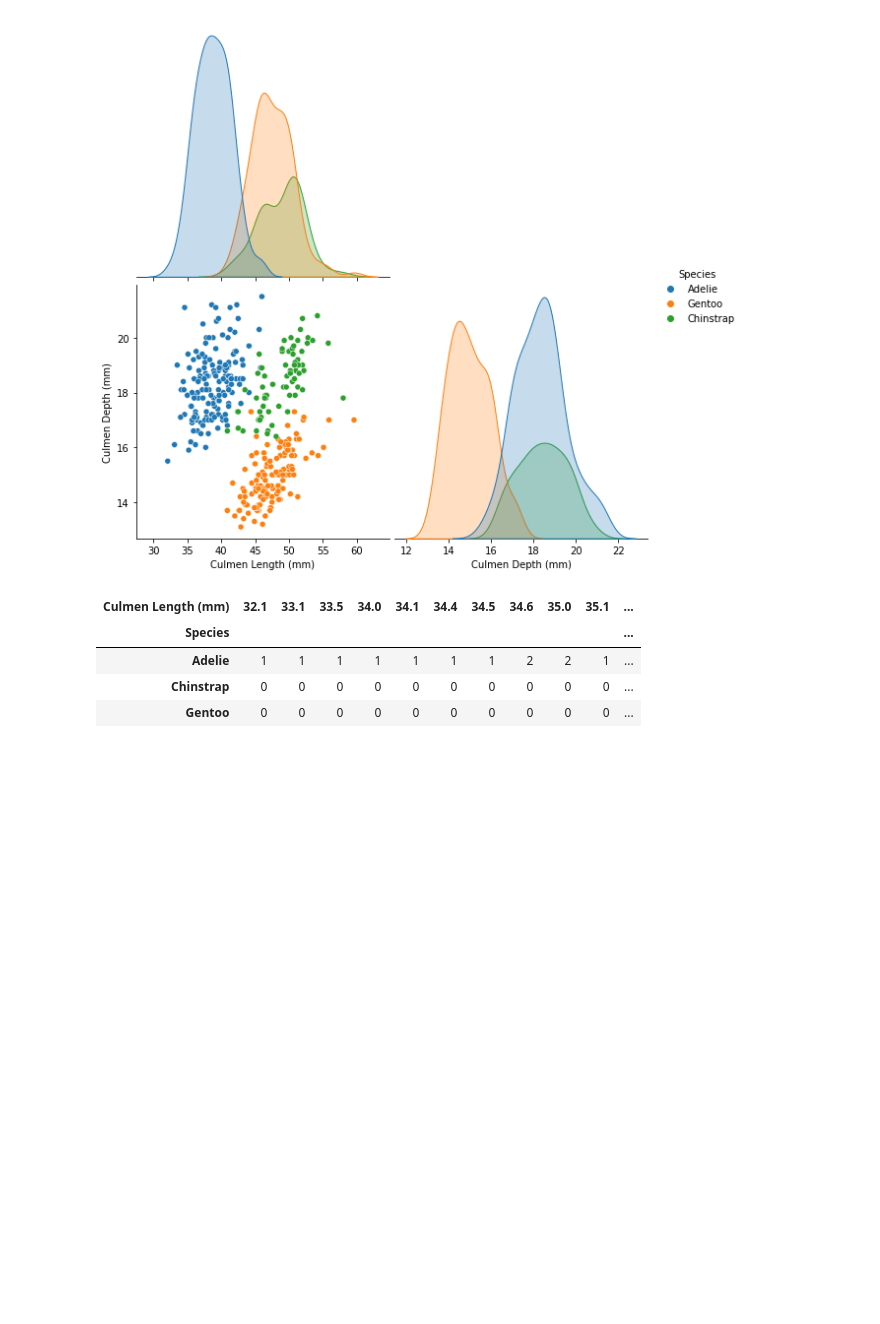
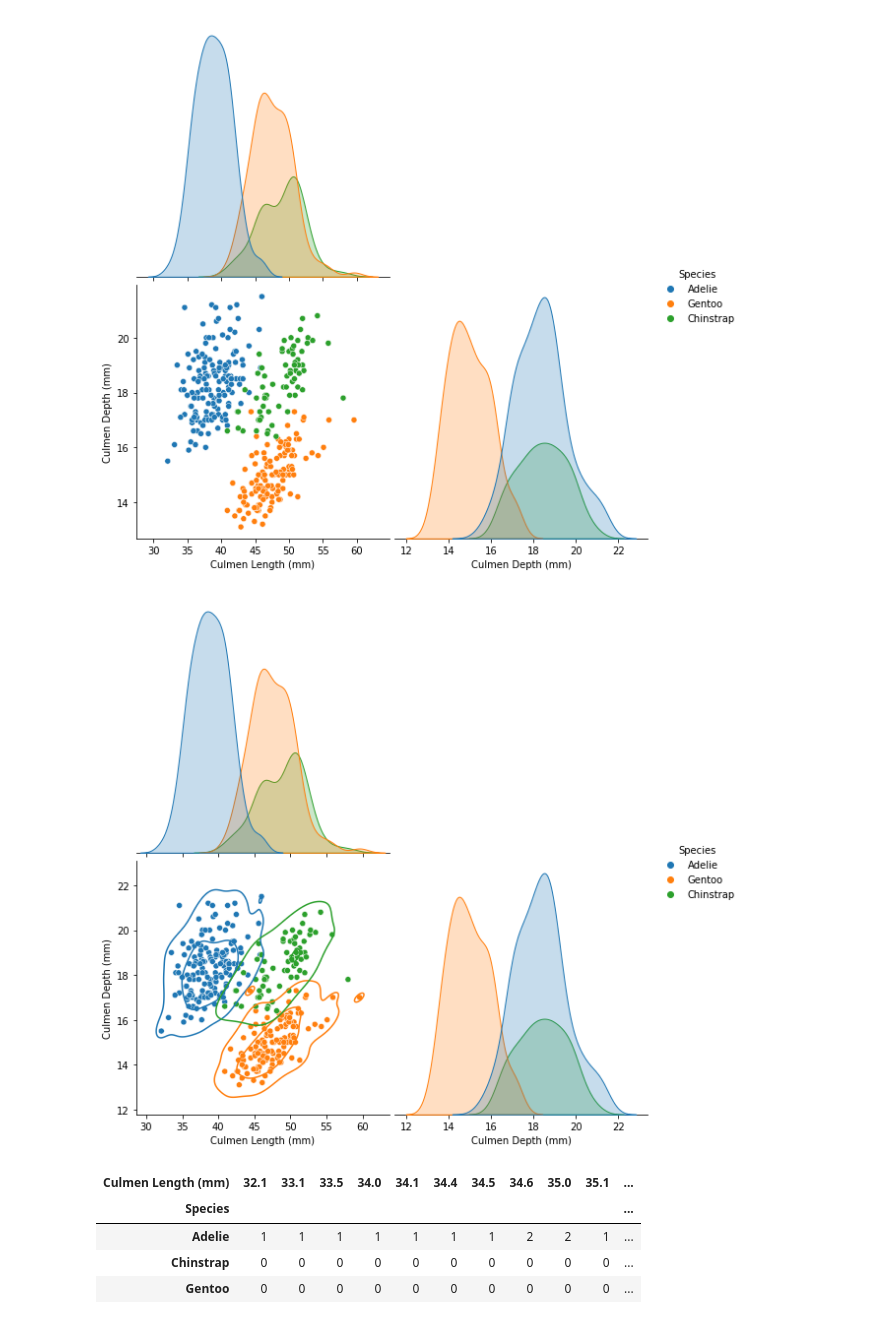
Before and after one commit to CecileGallioz/blog, a Jupyter notebook: _notebooks/2021-05-20-DataAnalyse.ipynb, the cells around one changed output. Drawn from its saved outputs; the diff is of its cells as text; code cells hidden in the pictures; blank space fills up the shorter version.

```diff
--- a/_notebooks/2021-05-20-DataAnalyse.ipynb
+++ b/_notebooks/2021-05-20-DataAnalyse.ipynb
@@ -52,6 +100,11 @@ _ = myDataFrame.hist(figsize=(10, 5))
 _ = sns.pairplot(myDataFrame, height=4, hue=target_column, corner=True)
 # %% [output]
 [figure]
+# %%
+g = sns.pairplot(myDataFrame, height=4, hue=target_column, corner=True)
+g.map_lower(sns.kdeplot, levels=3, color=".2");
+# %% [output]
+[figure, added]
 # %%
 # Useful to detect columns containing the same information in two different forms (thus correlated)
 # If this is the case, one of the columns is excluded
```
Also changed, not shown: parts of 6 cells of this notebook.
